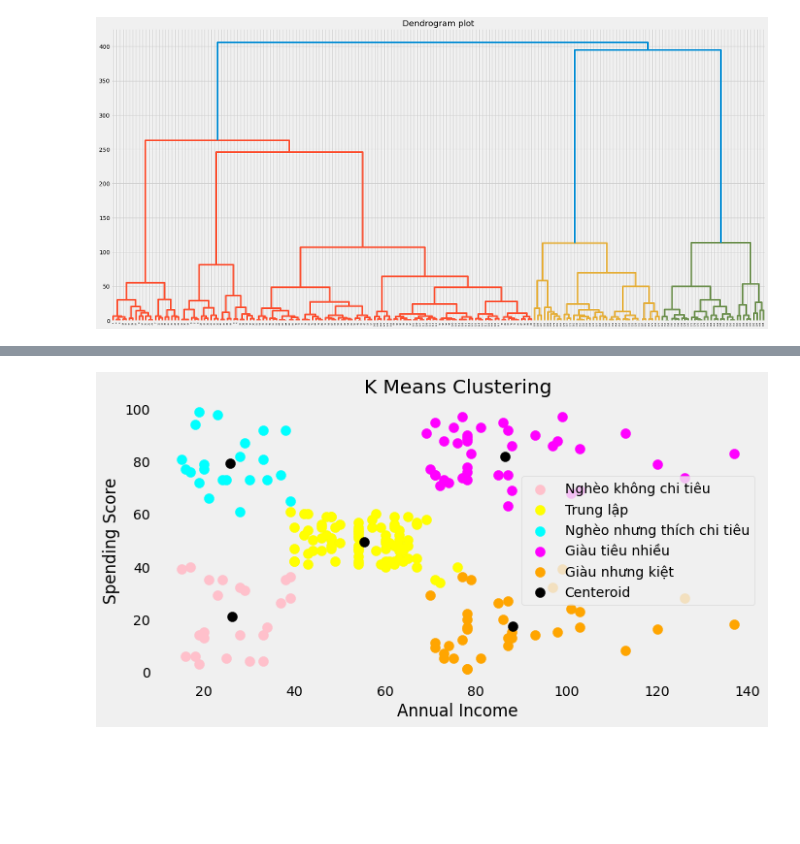
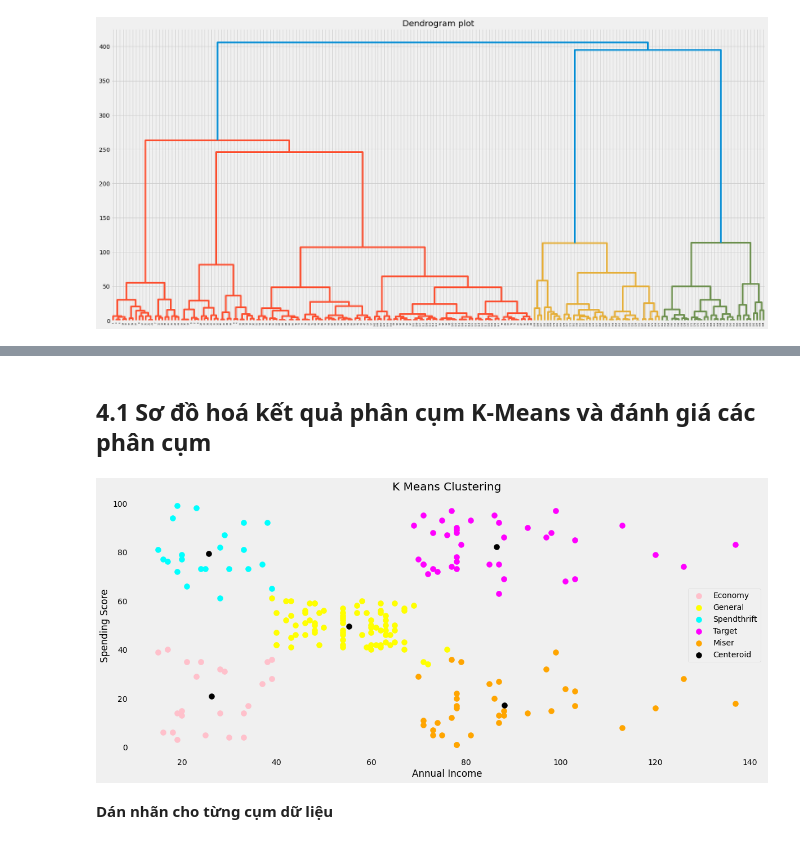
Before and after one commit to CongSon01/K-mean-and-Naive-Bayes-from-scratch, a Jupyter notebook: main2UndersendData.ipynb, the cells around one changed output, grey strips where cells are left out. Cells and saved outputs as stored; diff of their text form; code cells hidden in the pictures; blank space fills up the shorter version.

```diff
--- a/main2UndersendData.ipynb
+++ b/main2UndersendData.ipynb
@@ -16,7 +31,11 @@ from numpy import random
 
 import matplotlib.pyplot as plt
 %matplotlib inline
-plt.rcParams["figure.figsize"] = [10, 5]
+plt.rcParams['figure.figsize'] = (18, 8)
 
 import seaborn as sns
 plt.style.use('fivethirtyeight')
+
+# Suppress plt and seaborn warning
+import warnings
+warnings.filterwarnings('ignore')
@@ -282,18 +390,22 @@ dataset
+# %% [markdown]
+## 4.1 Sơ đồ hoá kết quả phân cụm K-Means và đánh giá các phân cụm
 # %%
-plt.scatter(X[Y == 0, 0], X[Y == 0, 1], s = 100, c = 'pink', label = 'Nghèo không chi tiêu')
-plt.scatter(X[Y == 1, 0], X[Y == 1, 1], s = 100, c = 'yellow', label = 'Trung lập')
-plt.scatter(X[Y == 2, 0], X[Y == 2, 1], s = 100, c = 'cyan', label = 'Nghèo nhưng thích chi tiêu')
-plt.scatter(X[Y == 3, 0], X[Y == 3, 1], s = 100, c = 'magenta', label = 'Giàu tiêu nhiều')
-plt.scatter(X[Y == 4, 0], X[Y == 4, 1], s = 100, c = 'orange', label = 'Giàu nhưng kiệt')
+plt.scatter(X[Y == 0, 0], X[Y == 0, 1], s = 100, c = 'pink', label = 'Economy')
+plt.scatter(X[Y == 1, 0], X[Y == 1, 1], s = 100, c = 'yellow', label = 'General')
+plt.scatter(X[Y == 2, 0], X[Y == 2, 1], s = 100, c = 'cyan', label = 'Spendthrift')
+plt.scatter(X[Y == 3, 0], X[Y == 3, 1], s = 100, c = 'magenta', label = 'Target')
+plt.scatter(X[Y == 4, 0], X[Y == 4, 1], s = 100, c = 'orange', label = 'Miser')
 plt.scatter(centroids[:,0], centroids[:, 1], s = 100, c = 'black' , label = 'Centeroid')
 
 plt.style.use('fivethirtyeight')
 plt.title('K Means Clustering', fontsize = 20)
 plt.xlabel('Annual Income')
 plt.ylabel('Spending Score')
 plt.legend()
 plt.grid()
 plt.show()
-plt.show()
 # %% [output]
-[figure, old version]
+[figure, new version]
+# %% [markdown]
+<b> Dán nhãn cho từng cụm
+ dữ liệu <b>
```
Also changed, not shown: parts of 51 cells of this notebook, 1 other file.
